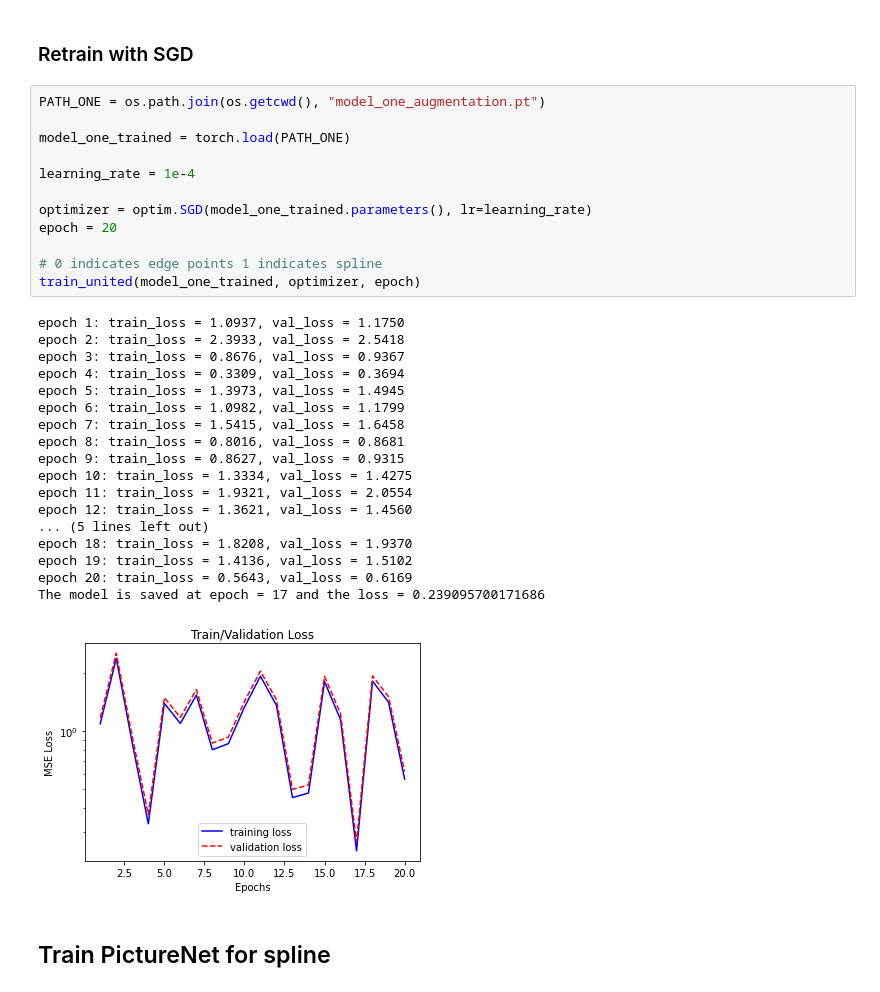
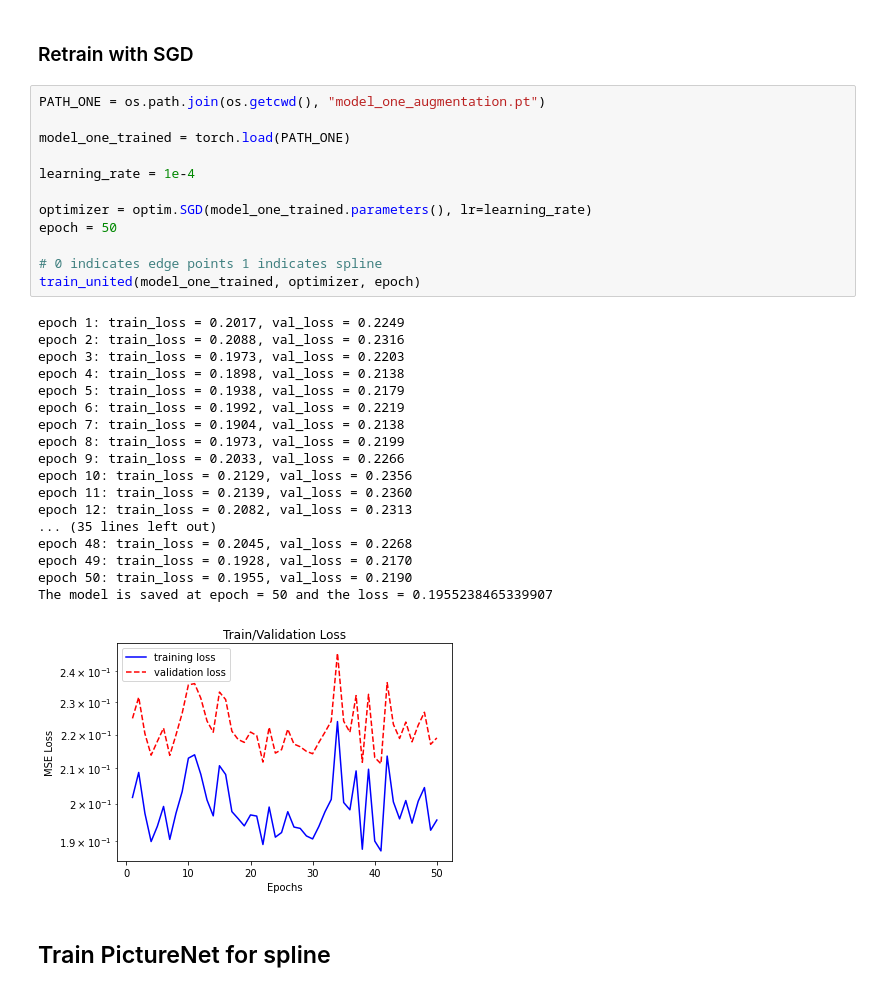
Before and after one commit to ShaoKAi100812/Pendant_Drop_Tensiometry_Prediction, a Jupyter notebook: main_augmentation.ipynb, the cells around one changed output. Cells and saved outputs as stored; diff of their text form.

```diff
--- a/main_augmentation.ipynb
+++ b/main_augmentation.ipynb
@@ -545,34 +545,34 @@ The model is saved at epoch = 93 and the loss = 18.964801222278226
 # %%
 PATH_ONE = os.path.join(os.getcwd(), "model_one_augmentation.pt")
 
 model_one_trained = torch.load(PATH_ONE)
 
 learning_rate = 1e-4
 
 optimizer = optim.SGD(model_one_trained.parameters(), lr=learning_rate)
-epoch = 20
+epoch = 50
 
 # 0 indicates edge points 1 indicates spline
 train_united(model_one_trained, optimizer, epoch)
 # %% [output]
-epoch 1: train_loss = 1.0937, val_loss = 1.1750
-epoch 2: train_loss = 2.3933, val_loss = 2.5418
-epoch 3: train_loss = 0.8676, val_loss = 0.9367
-epoch 4: train_loss = 0.3309, val_loss = 0.3694
-epoch 5: train_loss = 1.3973, val_loss = 1.4945
-epoch 6: train_loss = 1.0982, val_loss = 1.1799
-epoch 7: train_loss = 1.5415, val_loss = 1.6458
-epoch 8: train_loss = 0.8016, val_loss = 0.8681
-epoch 9: train_loss = 0.8627, val_loss = 0.9315
-epoch 10: train_loss = 1.3334, val_loss = 1.4275
-epoch 11: train_loss = 1.9321, val_loss = 2.0554
-epoch 12: train_loss = 1.3621, val_loss = 1.4560
-... (5 lines left out)
-epoch 18: train_loss = 1.8208, val_loss = 1.9370
-epoch 19: train_loss = 1.4136, val_loss = 1.5102
-epoch 20: train_loss = 0.5643, val_loss = 0.6169
-The model is saved at epoch = 17 and the loss = 0.239095700171686
+epoch 1: train_loss = 0.2017, val_loss = 0.2249
+epoch 2: train_loss = 0.2088, val_loss = 0.2316
+epoch 3: train_loss = 0.1973, val_loss = 0.2203
+epoch 4: train_loss = 0.1898, val_loss = 0.2138
+epoch 5: train_loss = 0.1938, val_loss = 0.2179
+epoch 6: train_loss = 0.1992, val_loss = 0.2219
+epoch 7: train_loss = 0.1904, val_loss = 0.2138
+epoch 8: train_loss = 0.1973, val_loss = 0.2199
+epoch 9: train_loss = 0.2033, val_loss = 0.2266
+epoch 10: train_loss = 0.2129, val_loss = 0.2356
+epoch 11: train_loss = 0.2139, val_loss = 0.2360
+epoch 12: train_loss = 0.2082, val_loss = 0.2313
+... (35 lines left out)
+epoch 48: train_loss = 0.2045, val_loss = 0.2268
+epoch 49: train_loss = 0.1928, val_loss = 0.2170
+epoch 50: train_loss = 0.1955, val_loss = 0.2190
+The model is saved at epoch = 50 and the loss = 0.1955238465339907
-[figure, old version]
+[figure, new version]
 # %% [markdown]
 ## Train PictureNet for spline
 # %%
```
Also changed, not shown: parts of 12 cells of this notebook.
